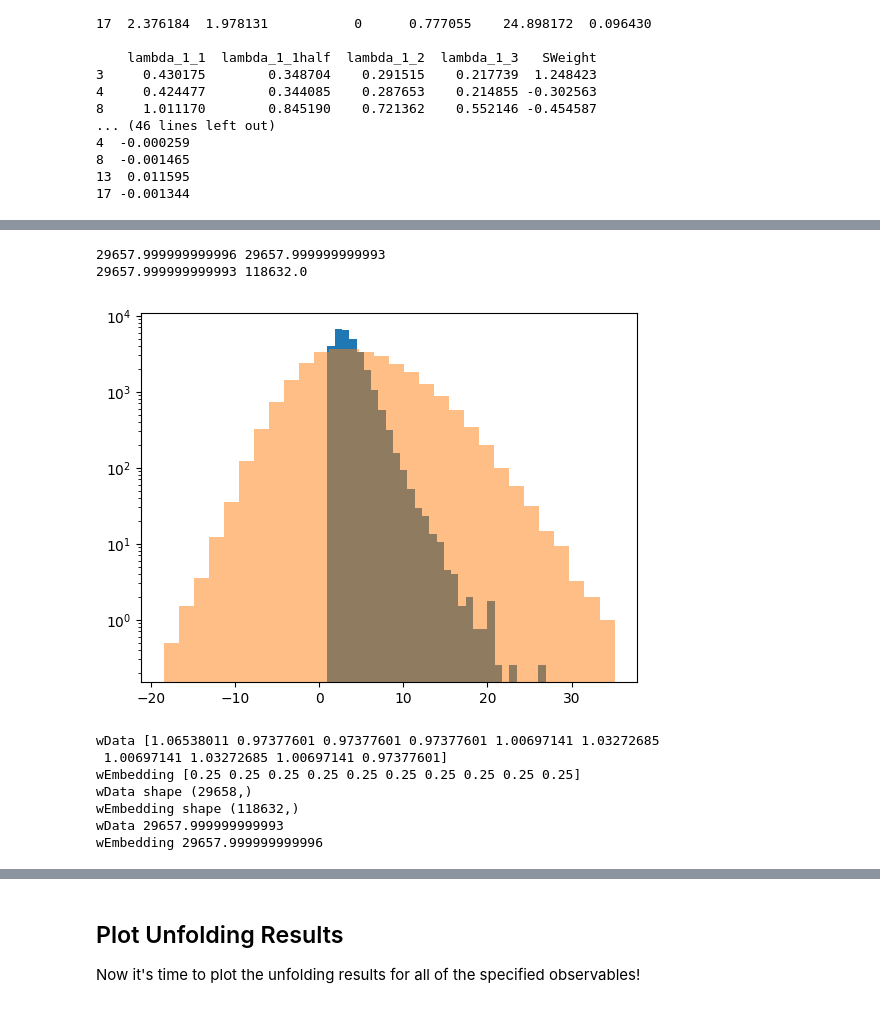
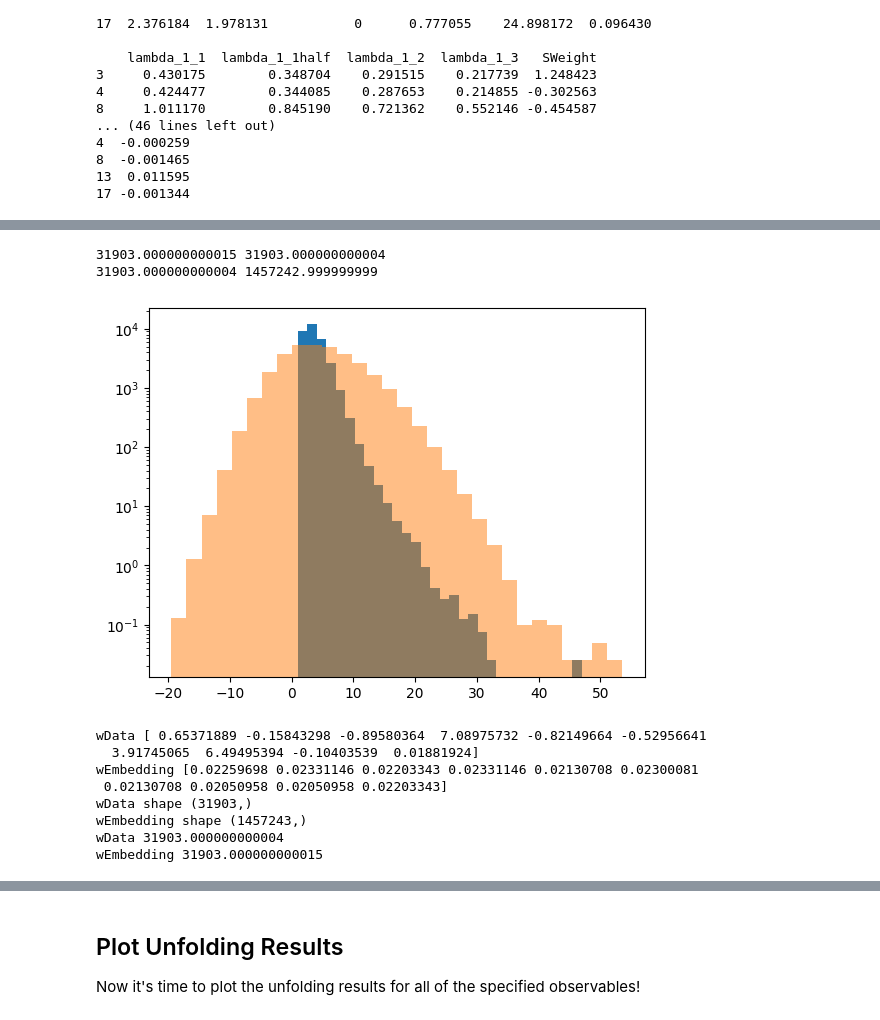
Before and after one commit to aprozo/star, a Jupyter notebook: unfold/Tanmay/Omnifold.ipynb, the cells around one changed output, grey strips where cells are left out. Cells and saved outputs as stored; diff of their text form; code cells hidden in the pictures.

```diff
--- a/unfold/Tanmay/Omnifold.ipynb
+++ b/unfold/Tanmay/Omnifold.ipynb
@@ -53,8 +52,8 @@ centralityBins=[0,10]   # corresponds to 0 bin
 #centralityBins=[10,40] # corresponds to 1 bin
 #centralityBins=[40,80] # corresponds to 2 bin
 
-features = [ "pt","z" , "lambda_1_1", "lambda_1_1half","lambda_1_2","lambda_1_3"]
-
+# features = [ "pt","z" , "lambda_1_1", "lambda_1_1half","lambda_1_2","lambda_1_3"]
+features = [ "pt","z" ]
 doRealData = False
 # %% [markdown]
 ## ZFit
@@ -216,7 +215,7 @@ def getSimJetFinderEfficiency(pt, centralityBin): #centralityBin = 0 (0-10%) , 1
 # %%
 
 centralityCuts = ["(Centrality >= {}) & (Centrality < {})".format(centralityBins[i], centralityBins[i+1]) for i in range(len(centralityBins)-1)]
-nEvents=1000000
+nEvents=10000000
 
 # make centrality dependent analysis
 print("Processing centrality bin: ", centralityCuts[0])
@@ -278,12 +277,12 @@ Processing centrality bin:  (Centrality >= 0) & (Centrality < 10)
 
 genMcJets = sim_mc_reco.iloc[:,0:6]
 genMcJets.rename(columns={"McJetPt": "pt", "McJetD0Z": "z",  "McJetLambda_1_1": "lambda_1_1", "McJetLambda_1_1half": "lambda_1_1half", "McJetLambda_1_2": "lambda_1_2", "McJetLambda_1_3": "lambda_1_3"}, inplace=True)
-genMcJets["Weight"] = np.ones(genMcJets.shape[0])
+genMcJets["Weight"] = sim_mc_reco["Weight"]
 
 
 recoMcJets = sim_mc_reco.iloc[:,6:12]
 recoMcJets.rename(columns={"RecoJetPt": "pt", "RecoJetD0Z": "z" , "RecoJetLambda_1_1": "lambda_1_1", "RecoJetLambda_1_1half": "lambda_1_1half", "RecoJetLambda_1_2": "lambda_1_2", "RecoJetLambda_1_3": "lambda_1_3"}, inplace=True)
-recoMcJets["Weight"] = sim_mc_reco["Weight"] # np.ones(recoMcJets.shape[0])
+recoMcJets["Weight"] =  sim_mc_reco["Weight"]
 
 assert genMcJets.shape == recoMcJets.shape
 assert genMcJets.shape == recoMcJets.shape
@@ -295,9 +294,9 @@ print("recoMcJets: ", recoMcJets.head())
 trainGen, testGen, trainReco, testReco = train_test_split(genMcJets, recoMcJets, test_size=0.2)
 
 ## Train on MC, test on data
-# trainGen = genMcJets
-# trainReco = recoMcJets
-# testReco=exp
+trainGen = genMcJets
+trainReco = recoMcJets
+testReco = exp
 
 print("train-test split Gen: ", trainGen.shape)
 print("train-test split Reco: ", trainReco.shape, testReco.shape)
@@ -381,43 +402,42 @@ print(np.sum(testWts), np.sum(trainWts))
 
 plt.hist(trainGen["pt"], bins=30, weights=wEmbedding, )
 plt.hist(trainReco["pt"], bins=30, weights=wEmbedding, alpha=0.5, label="trainReco")
 
 plt.yscale("log")
 
 now = datetime.now()
 nownow = now.strftime("%d-%m-%Y_%H-%M-%S")
 
 folderPath = "savedModels/savedModel_"
 unfoldingWeightsFilename = f"{folderPath}/unfoldingWeights"
 #logdir = "logs/"+nownow
 
-lossFunc="categorical_crossentropy"
+lossFunc="binary_crossentropy"
 optimizer="adam"
 metricList=["accuracy"]
-#weightedMetricList = ["categorical_crossentropy"]
-weightedMetricList = []
+weightedMetricList = ["binary_crossentropy"]
 
 patience=5
 
-validationSize = 0.2
-nEpochs = 100
-batchSize = 2048
+validationSize = 0.1
+nEpochs = 30
+batchSize = 1048
 
 inputShape = X_det.shape[1:]
 
 det_history = []
 gen_history = []
 w_sim = [wEmbedding]
 nIter = 3
 
 weightClipMin = 0.
-weightClipMax = np.inf
+weightClipMax = 1
 
 loadWeights = False
 # %% [output]
-29657.999999999996 29657.999999999993
-29657.999999999993 118632.0
+31903.000000000015 31903.000000000004
+31903.000000000004 1457242.999999999
-[figure, old version]
+[figure, new version]
 # %%
 print("wData" , wData[:10])
 print("wEmbedding" , wEmbedding[:10])
@@ -428,13 +448,14 @@ print("wEmbedding shape" , wEmbedding.shape)
 print("wData" , wData.sum())
 print("wEmbedding" , wEmbedding.sum())
 # %% [output]
-wData [1.06538011 0.97377601 0.97377601 0.97377601 1.00697141 1.03272685
- 1.00697141 1.03272685 1.00697141 0.97377601]
-wEmbedding [0.25 0.25 0.25 0.25 0.25 0.25 0.25 0.25 0.25 0.25]
-wData shape (29658,)
-wEmbedding shape (118632,)
-wData 29657.999999999993
-wEmbedding 29657.999999999996
+wData [ 0.65371889 -0.15843298 -0.89580364  7.08975732 -0.82149664 -0.52956641
+  3.91745065  6.49495394 -0.10403539  0.01881924]
+wEmbedding [0.02259698 0.02331146 0.02203343 0.02331146 0.02130708 0.02300081
+ 0.02130708 0.02050958 0.02050958 0.02203343]
+wData shape (31903,)
+wEmbedding shape (1457243,)
+wData 31903.000000000004
+wEmbedding 31903.000000000015
 # %%
 def sequentialDNNMaker(input_shape=None, output_shape=2, layer_sizes=(100, 100), #(100,100,100)
                         dropout=0, **kwargs):
```
Also changed, not shown: parts of 13 cells of this notebook, 6 other files.
